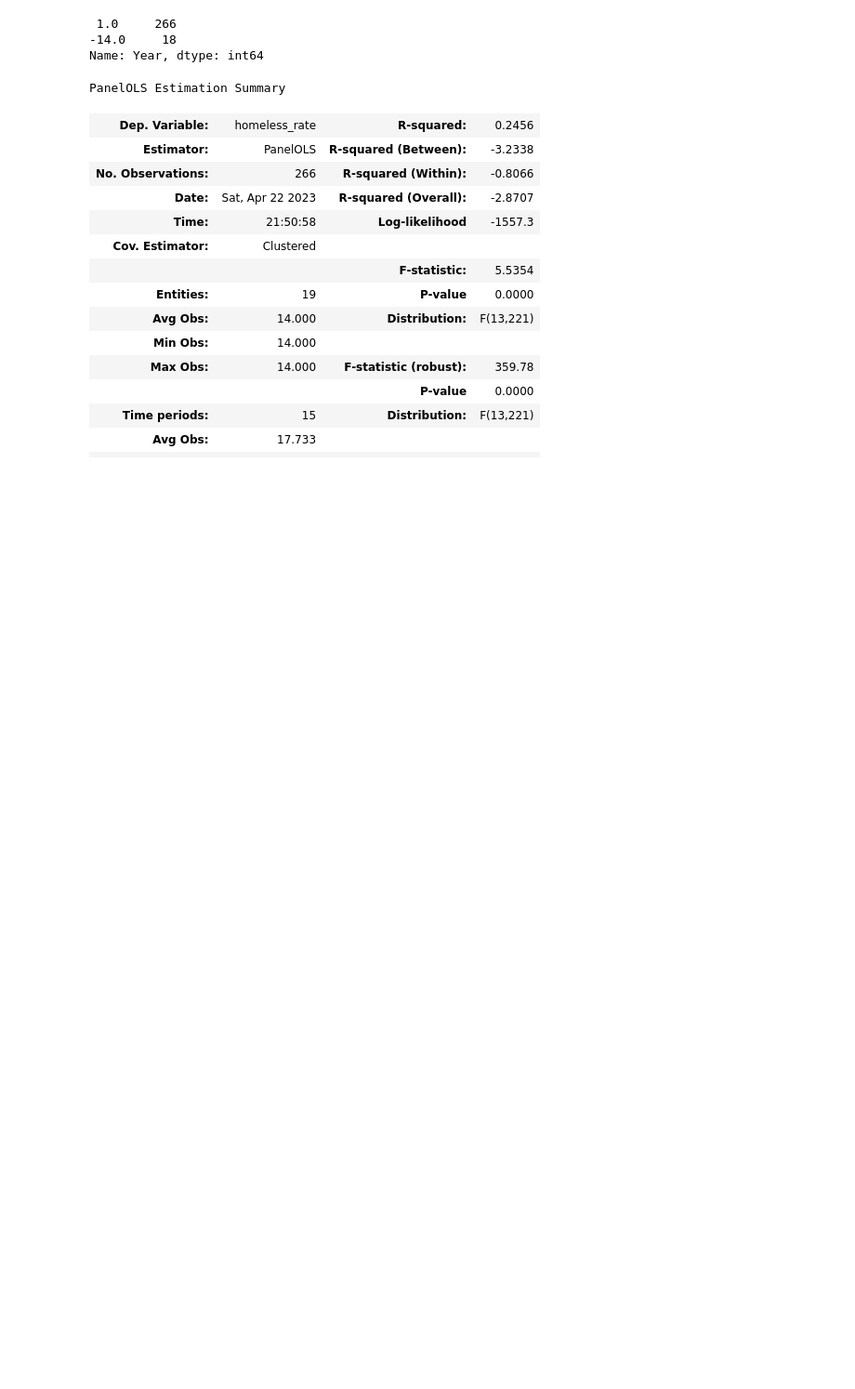
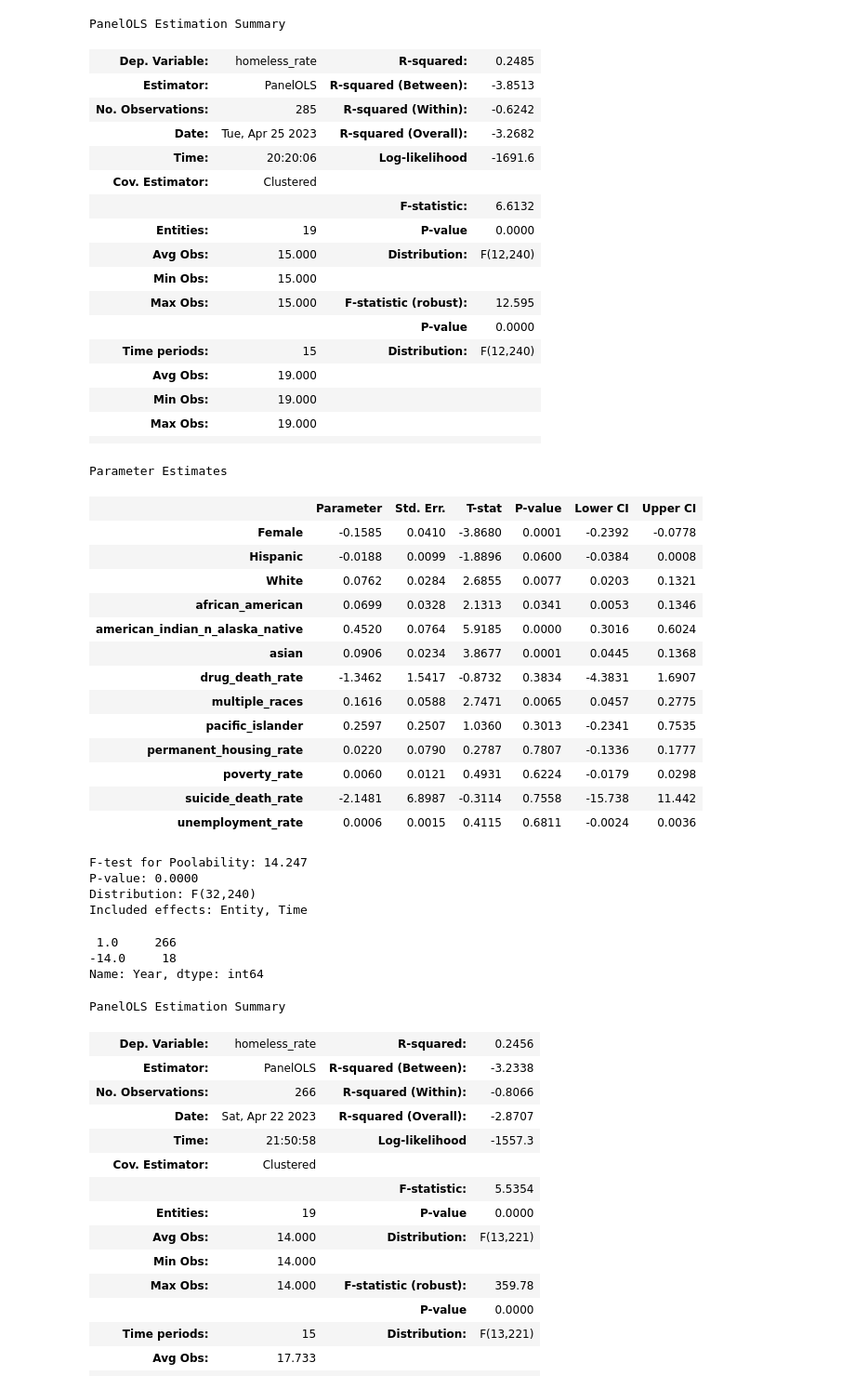
Before and after one commit to heath3rq/Python_Homelessness-Causal-Inference-Analysis, a Jupyter notebook: 20_intermediate_files/modeling.ipynb, the cells around one changed output. Shown at 93% size. Saved outputs shown, nothing was run; the diff lists cells and outputs as text; code cells hidden in the pictures; blank space fills up the shorter version.

```diff
--- a/20_intermediate_files/modeling.ipynb
+++ b/20_intermediate_files/modeling.ipynb
@@ -77,6 +153,53 @@ F-test for Poolability: 14.450
 P-value: 0.0000
 Distribution: F(32,239)
 Included effects: Entity, Time
+# %%
+mod11 = PanelOLS.from_formula(
+    "homeless_rate ~ permanent_housing_rate + poverty_rate + unemployment_rate + drug_death_rate + suicide_death_rate"
+    "+ White + african_american + american_indian_n_alaska_native + asian + pacific_islander + multiple_races + Female + Hispanic"
+    "+ EntityEffects + TimeEffects",
+    data=data.set_index(["CoC Number", "Year"]),
+    drop_absorbed=True,
+).fit(cov_type="clustered")
+mod11.summary
+# %% [output]
+PanelOLS Estimation Summary
+| Dep. Variable: | homeless_rate | R-squared: | 0.2485 |
+| Estimator: | PanelOLS | R-squared (Between): | -3.8513 |
+| No. Observations: | 285 | R-squared (Within): | -0.6242 |
+| Date: | Tue, Apr 25 2023 | R-squared (Overall): | -3.2682 |
+| Time: | 20:20:06 | Log-likelihood | -1691.6 |
+| Cov. Estimator: | Clustered |  |  |
+|  |  | F-statistic: | 6.6132 |
+| Entities: | 19 | P-value | 0.0000 |
+| Avg Obs: | 15.000 | Distribution: | F(12,240) |
+| Min Obs: | 15.000 |  |  |
+| Max Obs: | 15.000 | F-statistic (robust): | 12.595 |
+|  |  | P-value | 0.0000 |
+| Time periods: | 15 | Distribution: | F(12,240) |
+| Avg Obs: | 19.000 |  |  |
+| Min Obs: | 19.000 |  |  |
+| Max Obs: | 19.000 |  |  |
+|  |  |  |  |
+Parameter Estimates
+|  | Parameter | Std. Err. | T-stat | P-value | Lower CI | Upper CI |
+| Female | -0.1585 | 0.0410 | -3.8680 | 0.0001 | -0.2392 | -0.0778 |
+| Hispanic | -0.0188 | 0.0099 | -1.8896 | 0.0600 | -0.0384 | 0.0008 |
+| White | 0.0762 | 0.0284 | 2.6855 | 0.0077 | 0.0203 | 0.1321 |
+| african_american | 0.0699 | 0.0328 | 2.1313 | 0.0341 | 0.0053 | 0.1346 |
+| american_indian_n_alaska_native | 0.4520 | 0.0764 | 5.9185 | 0.0000 | 0.3016 | 0.6024 |
+| asian | 0.0906 | 0.0234 | 3.8677 | 0.0001 | 0.0445 | 0.1368 |
+| drug_death_rate | -1.3462 | 1.5417 | -0.8732 | 0.3834 | -4.3831 | 1.6907 |
+| multiple_races | 0.1616 | 0.0588 | 2.7471 | 0.0065 | 0.0457 | 0.2775 |
+| pacific_islander | 0.2597 | 0.2507 | 1.0360 | 0.3013 | -0.2341 | 0.7535 |
+| permanent_housing_rate | 0.0220 | 0.0790 | 0.2787 | 0.7807 | -0.1336 | 0.1777 |
+| poverty_rate | 0.0060 | 0.0121 | 0.4931 | 0.6224 | -0.0179 | 0.0298 |
+| suicide_death_rate | -2.1481 | 6.8987 | -0.3114 | 0.7558 | -15.738 | 11.442 |
+| unemployment_rate | 0.0006 | 0.0015 | 0.4115 | 0.6811 | -0.0024 | 0.0036 |
+F-test for Poolability: 14.247
+P-value: 0.0000
+Distribution: F(32,240)
+Included effects: Entity, Time
 # %%
 (data.loc[:, "Year"] - data.loc[:, "Year"].shift()).value_counts()
 # %% [output]
```
Also changed, not shown: parts of 6 cells of this notebook.
